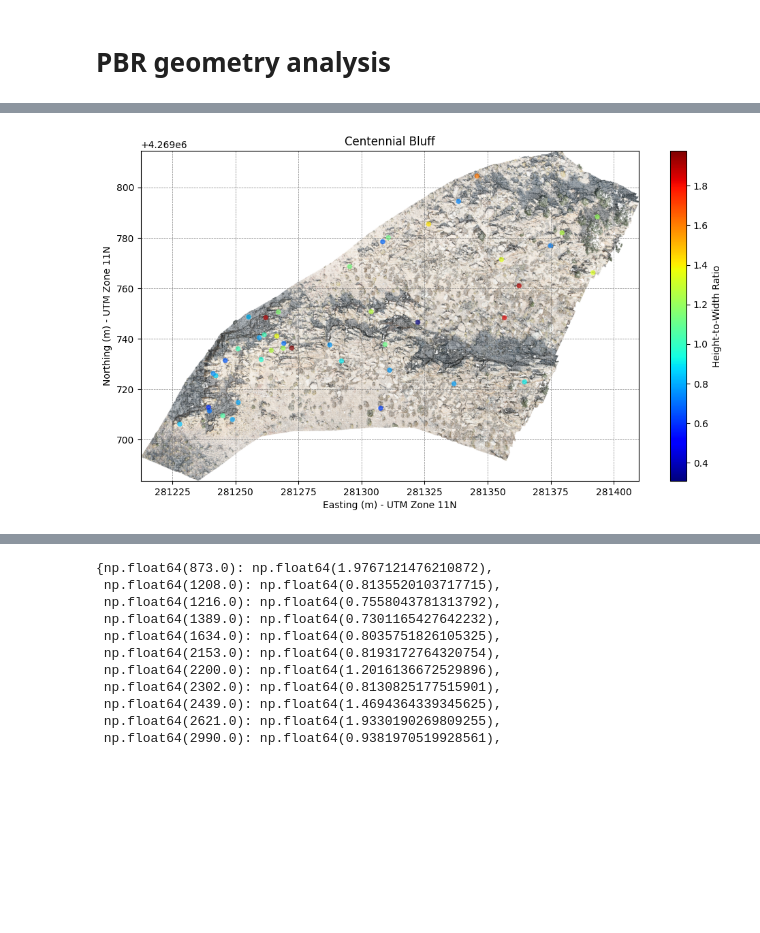
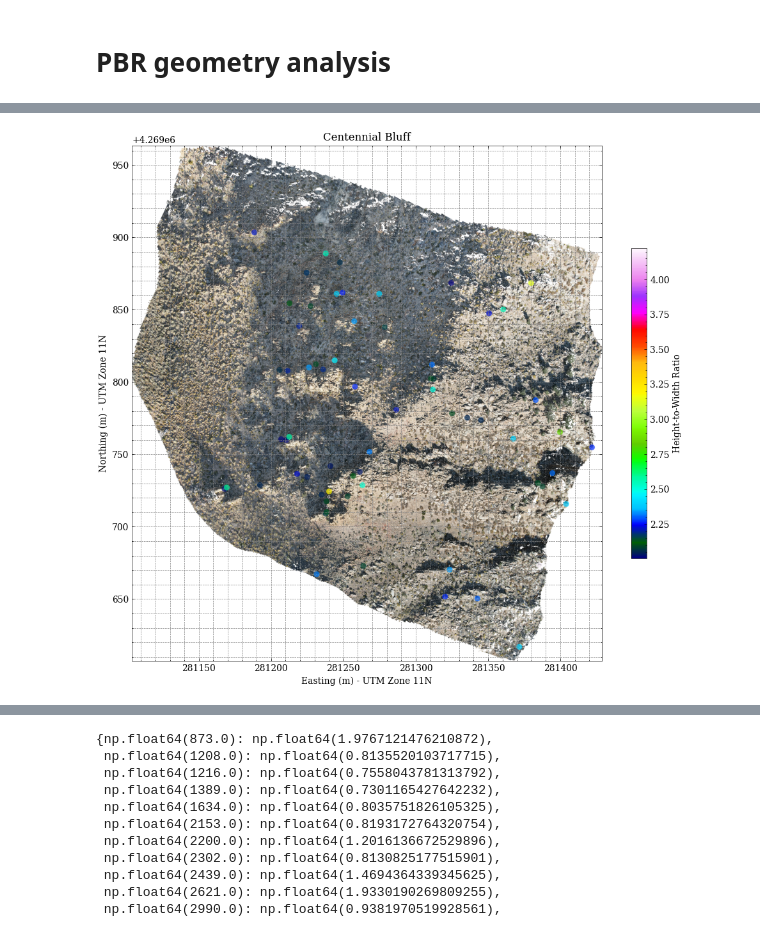
Before and after one commit to ZhiangChen/PBR_statistics, a Jupyter notebook: pbr_analysis.ipynb, the cells around one changed output, grey strips where cells are left out. Saved outputs shown, nothing was run; the diff lists cells and outputs as text; code cells hidden in the pictures; blank space fills up the shorter version.

```diff
--- a/pbr_analysis.ipynb
+++ b/pbr_analysis.ipynb
@@ -422,0 +312,11 @@ plt.show()
+# %%
+curvature_dict = {}
+for semantics_id, curvature in results_curvature:
+    curvature_dict[semantics_id] = curvature
+
+hwr_dict = {}
+for semantics_id, hwr in results_hwr:
+    hwr_dict[semantics_id] = hwr
+
+print(curvature_dict[3943])
+print(hwr_dict[3943])
@@ -422,0 +363,11 @@ plt.show()
+# %%
+mission_a_density_sor_hwr_pca = ['data/mission_a_0_density_sor_hwr_pca_curvature.las',
+                                  'data/mission_a_1_density_sor_hwr_pca_curvature.las',
+                                  'data/mission_a_2_density_sor_hwr_pca_curvature.las',
+                                  'data/mission_a_3_density_sor_hwr_pca_curvature.las']
+
+points_semantics_source, colors = read_las_files(mission_a_density_sor_hwr_pca)
+points_semantics = points_semantics_source.copy()
+
+# compute hwr
+results = calculate_hwr(points_semantics, n_jobs=8)
@@ -422,0 +393,8 @@ plt.show()
+# %%
+semantics_hwr = {}
+for result in results:
+    semantics_id = int(result[0])
+    hwr_value = float(result[1])
+    semantics_hwr[semantics_id] = hwr_value
+
+print(semantics_hwr)
@@ -539,3 +476,11 @@ def voxel_orthomosaic(points_semantics, colors, semantics_hwr, resolution=0.01):
 
     print(f"Orthomosaic size: Width = {width_size}, Height = {height_size}")
     return ortho, x_min, y_min
+# %%
+points_semantics_source, colors = read_las_file("data/mission_a_hwr_sorted.las")
+results = calculate_hwr(points_semantics_source, n_jobs=8)
+semantics_hwr = {}
+for result in results:
+    semantics_id = int(result[0])
+    hwr_value = float(result[1])
+    semantics_hwr[semantics_id] = hwr_value
@@ -556,35 +506,35 @@ def plot_orthomap(ortho_image, x_min, y_min, resolution, semantics_hwr):
 
     # Show ortho image
     im = ax.imshow(ortho_image, extent=extent, origin='lower', zorder=1)
 
     # Set axis labels and title
     ax.set_xlabel("Easting (m) - UTM Zone 11N")
     ax.set_ylabel("Northing (m) - UTM Zone 11N")
     ax.set_title("Centennial Bluff")
 
     # Grid settings
     ax.grid(True, which='both', linestyle='--', linewidth=0.5, color='gray', zorder=0)
     ax.set_aspect('equal')
 
     # Set up colorbar for HWR values
     hwr_values = list(semantics_hwr.values())
     vmin = min(hwr_values)
     vmax = max(hwr_values)
     norm = mcolors.Normalize(vmin=vmin, vmax=vmax)
-    cmap = cm.get_cmap('jet')
+    cmap = cm.get_cmap('gist_ncar')
 
     cbar = fig.colorbar(cm.ScalarMappable(norm=norm, cmap=cmap), ax=ax, shrink=0.5)
     cbar.set_label("Height-to-Width Ratio")
 
     plt.tight_layout()
     # save
     plt.savefig("data/centennial_bluff_ortho_map.png", dpi=300)
     plt.show()
 
 
 plot_orthomap(ortho_image, x_min, y_min, resolution=0.05, semantics_hwr=semantics_hwr)
 # %% [output]
-[figure, old version]
+[figure, new version]
 # %%
 def impose_color_to_semantics_points(points_semantics, colors, semantics_hwr):
     # Create a color map
```
Also changed, not shown: parts of 35 cells of this notebook, 3 other files.
